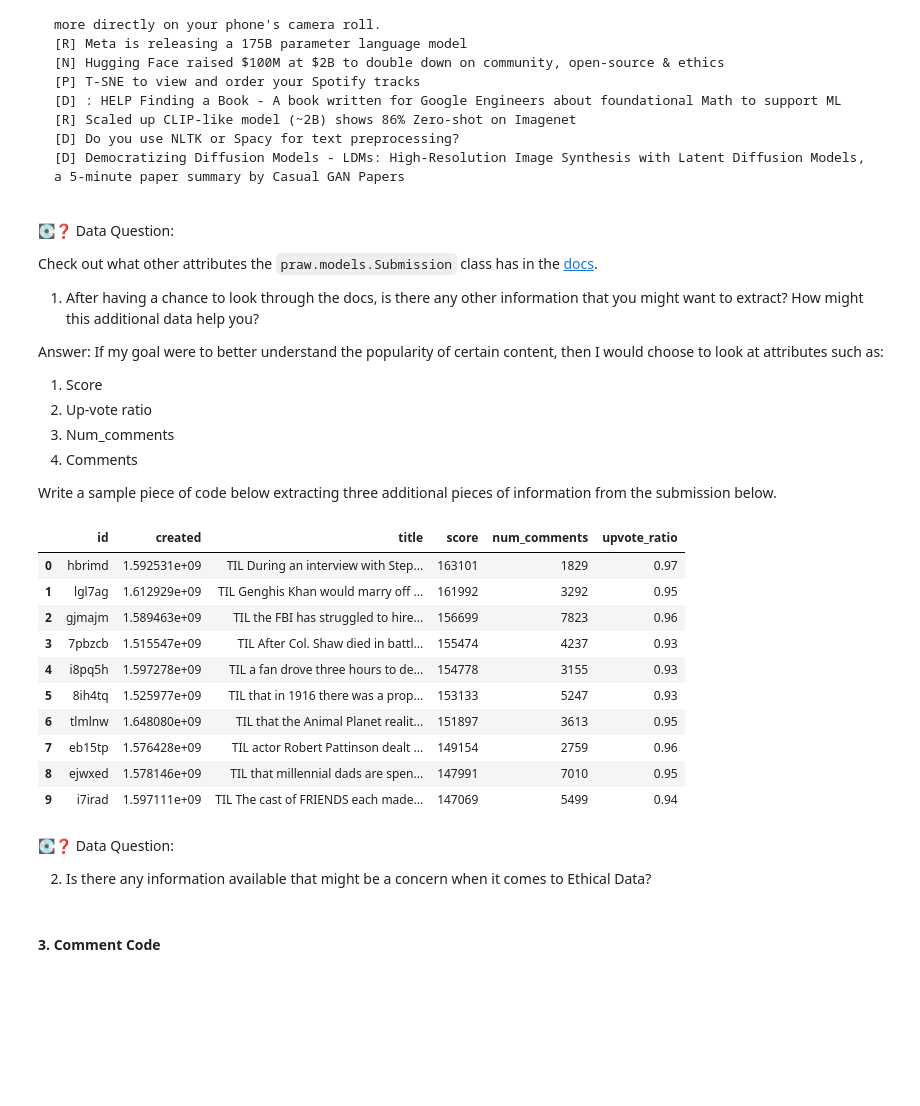
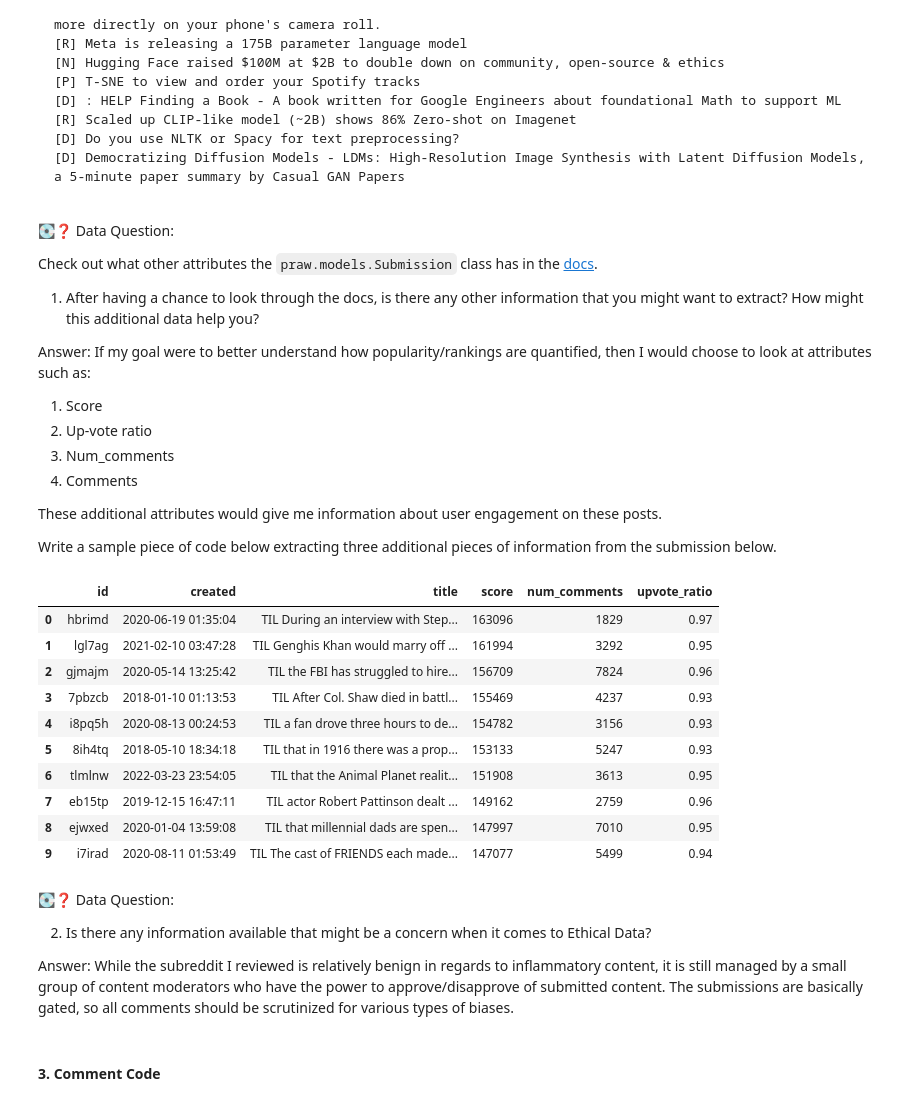
Before and after one commit to curtpond/MLE-10, a Jupyter notebook: assignments/week-03-reddit-sentiment-analysis/nb/analyze-sentiment-subreddit.ipynb, the cells around one changed output. Saved outputs shown, nothing was run; the diff lists cells and outputs as text; code cells hidden in the pictures; folded sections open; blank space fills up the shorter version.

```diff
--- a/assignments/week-03-reddit-sentiment-analysis/nb/analyze-sentiment-subreddit.ipynb
+++ b/assignments/week-03-reddit-sentiment-analysis/nb/analyze-sentiment-subreddit.ipynb
@@ -253,57 +253,65 @@ Check out what other attributes the `praw.models.Submission` class has in the [d
 
 1. After having a chance to look through the docs, is there any other information that you might want to extract? How might this additional data help you?
 
-Answer: If my goal were to better understand the popularity of certain content, then I would choose to look at attributes such as:
+Answer: If my goal were to better understand how popularity/rankings are quantified, then I would choose to look at attributes such as:
 1. Score
 2. Up-vote ratio
 3. Num_comments
 4. Comments
 
+These additional attributes would give me information about user engagement on these posts.
+
 Write a sample piece of code below extracting three additional pieces of information from the submission below.
 # %%
 # Additional information
 import pandas as pd
 
 tdil_posts = []
 for post in subreddit.top(limit=10):
     tdil_posts.append(
     [   post.id,
         post.created,
         post.title,
         post.score,
         post.num_comments,
         post.upvote_ratio
     ]
         )
 posts = pd.DataFrame(
     tdil_posts,
     columns=
     [
         'id',
         'created',
         'title',
         'score',
         'num_comments',
         'upvote_ratio'
     ]
 )
+
+# convert the created column to a datetime object
+posts["created"] = pd.to_datetime(posts["created"], unit="s")
+
 posts.head(10)
 # %% [output]
 |  | id | created | title | score | num_comments | upvote_ratio |
-| 0 | hbrimd | 1.592531e+09 | TIL During an interview with Step... | 163101 | 1829 | 0.97 |
-| 1 | lgl7ag | 1.612929e+09 | TIL Genghis Khan would marry off ... | 161992 | 3292 | 0.95 |
-| 2 | gjmajm | 1.589463e+09 | TIL the FBI has struggled to hire... | 156699 | 7823 | 0.96 |
-| 3 | 7pbzcb | 1.515547e+09 | TIL After Col. Shaw died in battl... | 155474 | 4237 | 0.93 |
-| 4 | i8pq5h | 1.597278e+09 | TIL a fan drove three hours to de... | 154778 | 3155 | 0.93 |
-| 5 | 8ih4tq | 1.525977e+09 | TIL that in 1916 there was a prop... | 153133 | 5247 | 0.93 |
-| 6 | tlmlnw | 1.648080e+09 | TIL that the Animal Planet realit... | 151897 | 3613 | 0.95 |
-| 7 | eb15tp | 1.576428e+09 | TIL actor Robert Pattinson dealt ... | 149154 | 2759 | 0.96 |
-| 8 | ejwxed | 1.578146e+09 | TIL that millennial dads are spen... | 147991 | 7010 | 0.95 |
-| 9 | i7irad | 1.597111e+09 | TIL The cast of FRIENDS each made... | 147069 | 5499 | 0.94 |
+| 0 | hbrimd | 2020-06-19 01:35:04 | TIL During an interview with Step... | 163096 | 1829 | 0.97 |
+| 1 | lgl7ag | 2021-02-10 03:47:28 | TIL Genghis Khan would marry off ... | 161994 | 3292 | 0.95 |
+| 2 | gjmajm | 2020-05-14 13:25:42 | TIL the FBI has struggled to hire... | 156709 | 7824 | 0.96 |
+| 3 | 7pbzcb | 2018-01-10 01:13:53 | TIL After Col. Shaw died in battl... | 155469 | 4237 | 0.93 |
+| 4 | i8pq5h | 2020-08-13 00:24:53 | TIL a fan drove three hours to de... | 154782 | 3156 | 0.93 |
+| 5 | 8ih4tq | 2018-05-10 18:34:18 | TIL that in 1916 there was a prop... | 153133 | 5247 | 0.93 |
+| 6 | tlmlnw | 2022-03-23 23:54:05 | TIL that the Animal Planet realit... | 151908 | 3613 | 0.95 |
+| 7 | eb15tp | 2019-12-15 16:47:11 | TIL actor Robert Pattinson dealt ... | 149162 | 2759 | 0.96 |
+| 8 | ejwxed | 2020-01-04 13:59:08 | TIL that millennial dads are spen... | 147997 | 7010 | 0.95 |
+| 9 | i7irad | 2020-08-11 01:53:49 | TIL The cast of FRIENDS each made... | 147077 | 5499 | 0.94 |
-# %% [markdown]
-💽❓ Data Question:
-
-2. Is there any information available that might be a concern when it comes to Ethical Data?
+# %% [markdown]
+💽❓ Data Question:
+
+2. Is there any information available that might be a concern when it comes to Ethical Data?
+
+Answer: While the subreddit I reviewed is relatively benign in regards to inflammatory content, it is still managed by a small group of content moderators who have the power to approve/disapprove of submitted content. The submissions are basically gated, so all comments should be scrutinized for various types of biases.
 # %% [markdown]
 #### 3. Comment Code
 # %% [markdown]
```
Also changed, not shown: parts of 3 cells of this notebook.
